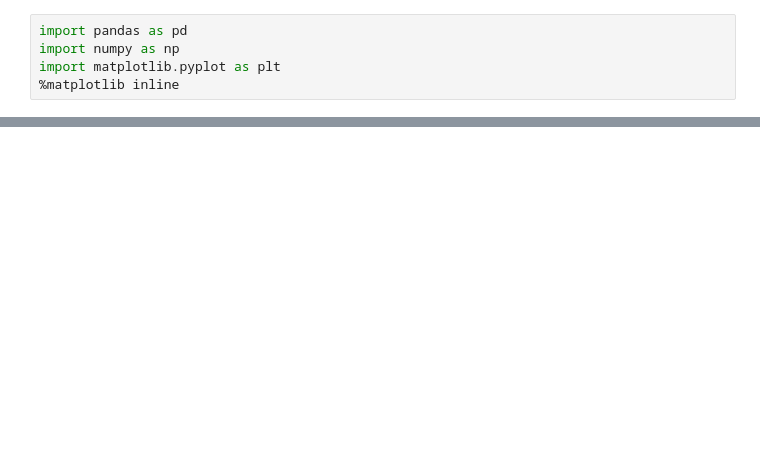
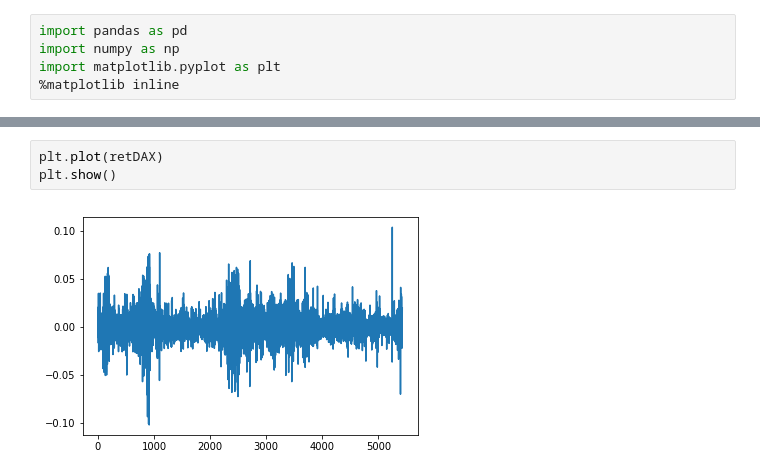
Before and after one commit to FRTP/Algorithms, a Jupyter notebook: src/main.ipynb, the cells around one changed output, grey strips where cells are left out. Saved outputs shown, nothing was run; the diff lists cells and outputs as text; blank space fills up the shorter version.

```diff
--- a/src/main.ipynb
+++ b/src/main.ipynb
@@ -77,0 +42,5 @@ list(map(lambda x: float(x), tmp[:102].split()))
+# %%
+plt.plot(retDAX)
+plt.show()
+# %% [output]
+[figure, added]
```
Also changed, not shown: parts of 7 cells of this notebook, 5 other files.
